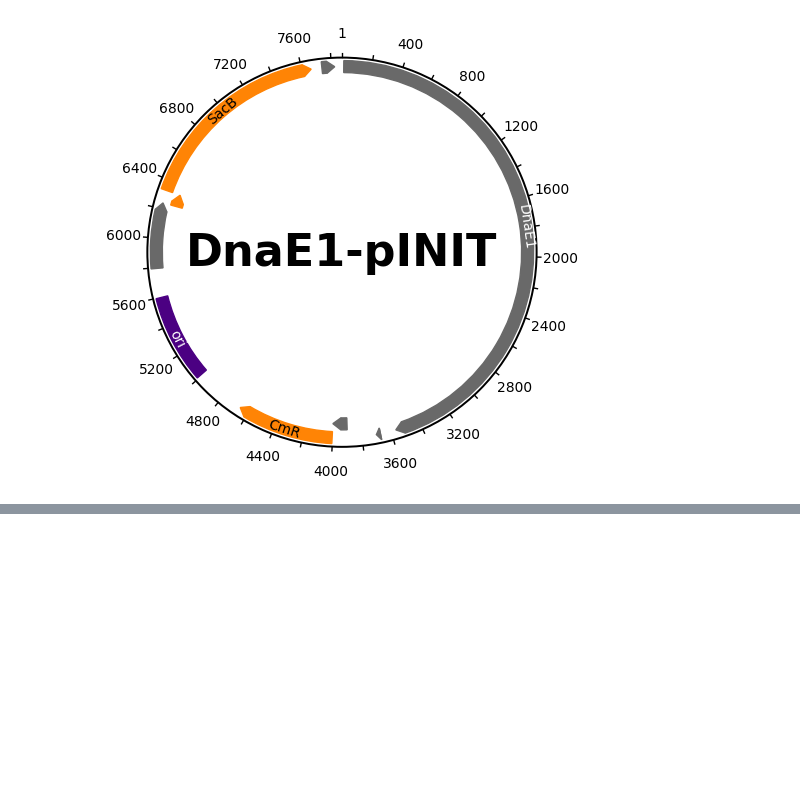
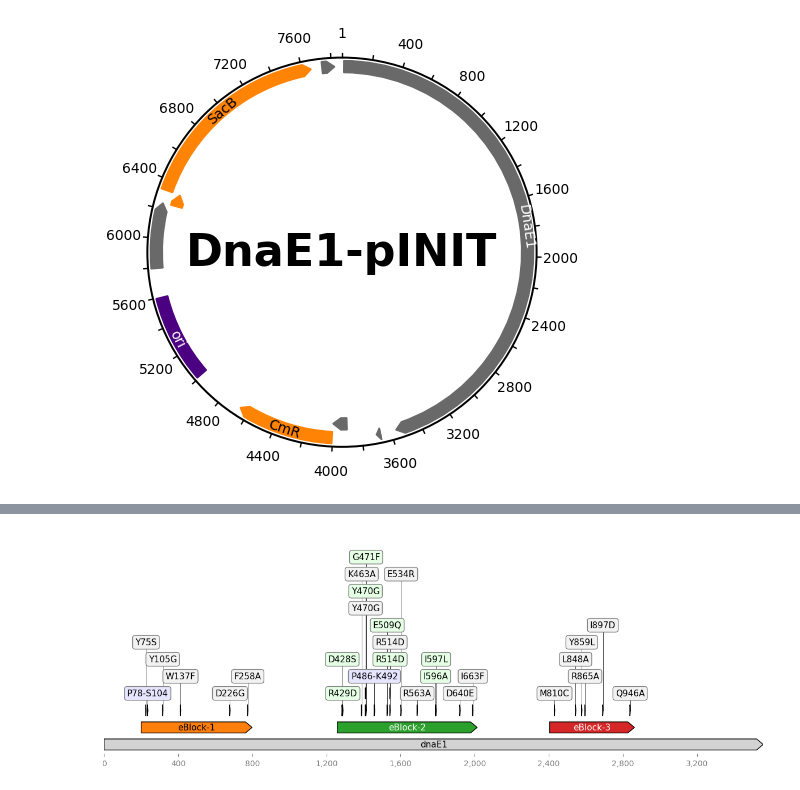
Before and after one commit to CDDLeiden/PyVADesign, a Jupyter notebook: DnaE1_original_mutations.ipynb, the cells around one changed output, grey strips where cells are left out. Drawn from its saved outputs; the diff is of its cells as text; code cells hidden in the pictures; blank space fills up the shorter version.

```diff
--- a/DnaE1_original_mutations.ipynb
+++ b/DnaE1_original_mutations.ipynb
@@ -107 +117,6 @@ KeyError: 1
+# %%
+plot_instance.plot_eblocks_mutations(figure_length=15,
+                                     figure_width=5)
+# %% [output]
+[figure, added]
 # %%
```
Also changed, not shown: parts of 14 cells of this notebook, 6 other files.
